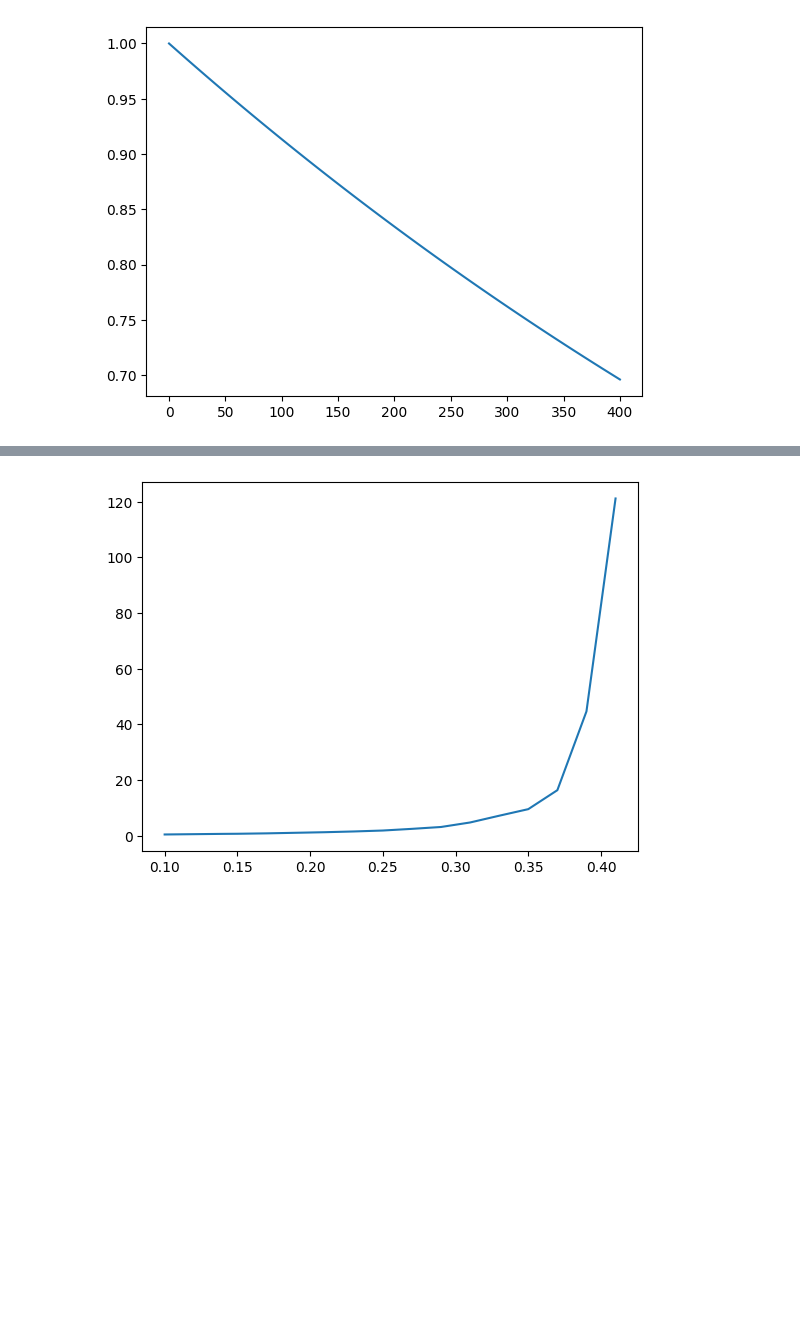
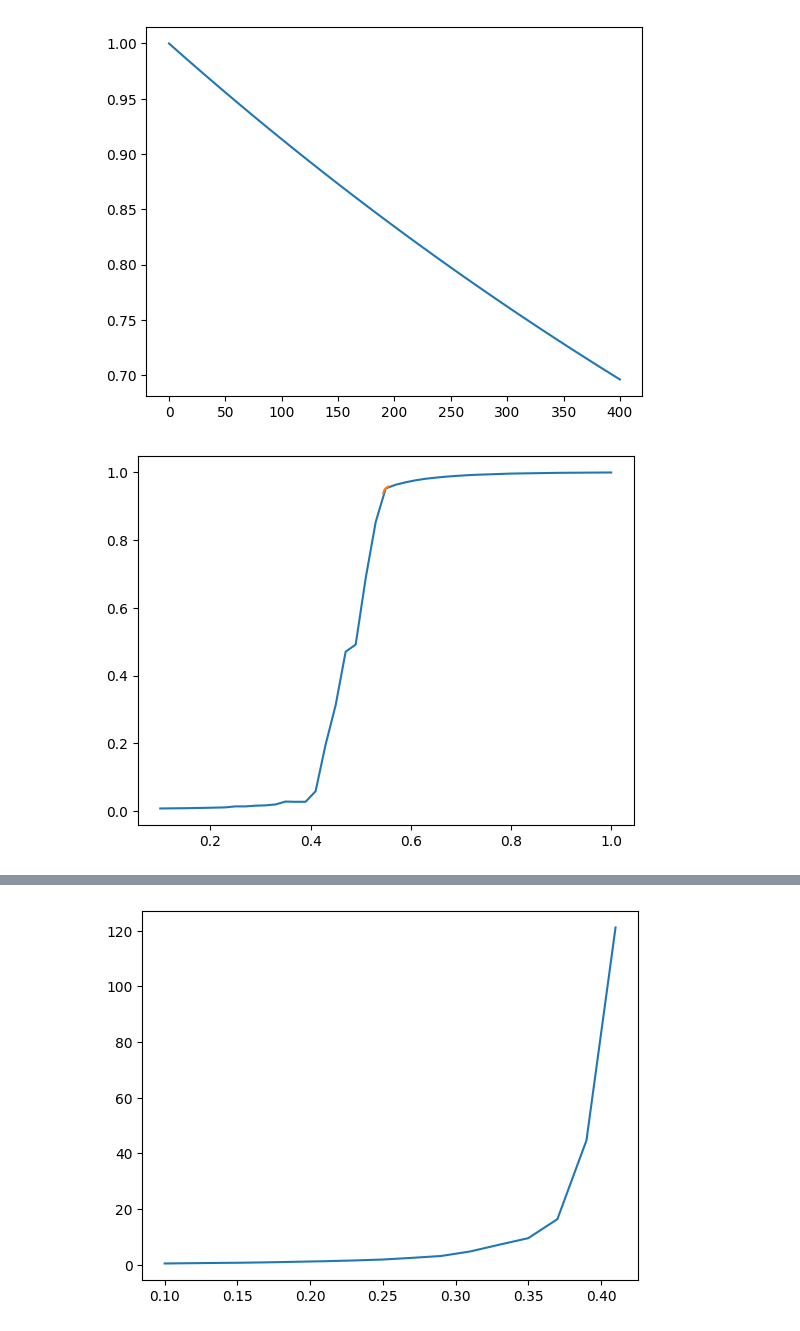
Before and after one commit to ChriGomm/MonteCarlo, a Jupyter notebook: code/auswertung.ipynb, the cells around one changed output, grey strips where cells are left out. Saved outputs shown, nothing was run; the diff lists cells and outputs as text; code cells hidden in the pictures; blank space fills up the shorter version.

Commit message:
heatbath data

```diff
--- a/code/auswertung.ipynb
+++ b/code/auswertung.ipynb
@@ -117,13 +143,3 @@ def jack_var(sample,cut_size):
 def bootstrap_mean(sample):
     mean_mat = np.mean(bootstrap(sample),axis=1)
     return np.std(mean_mat)
-# %%
-def reweighting(beta,beta0,obs,Ham):
-    return np.sum(obs*np.exp(-(beta-beta0)*Ham))/np.sum(np.exp(-(beta-beta0)*Ham))
-def error_reweight(beta,beta0,obs,Ham,jack_cut):
-    obs_jack = jackkknife(obs,jack_cut)
-    Ham_jack = jackkknife(Ham,jack_cut)
-    jack_vals = np.zeros((len(beta),obs_jack.shape[0]))
-    for i in range(obs_jack.shape[0]):
-        jack_vals[:,i] = reweighting(beta,beta0,obs_jack[i],Ham_jack[i])
-    return np.std(jack_vals,axis=1), np.mean(jack_vals,axis=1)
@@ -164,7 +247,7 @@ import matplotlib.pyplot as plt
 import pandas as pd
 import numpy as np
 
-data = pd.read_csv('Mag_store1.txt',header= None,sep='\t')
+data = pd.read_csv('mag_heatb_init.txt',header= None,sep='\t')
 print(data.shape)
 data = data.to_numpy()
 # %% [output]
@@ -178,3 +261,6 @@ remeasured_data = remeasured_data.to_numpy()
 # %%
 data = data/128**2
 remeasured_data = remeasured_data/128**2
+# %%
+data_mag = data[:,:-2]/128**2
+data_ham = pd.read_csv("ham_heatb_init.txt",header=None,sep="\t").to_numpy()[:,:-2]/128**2
@@ -249,3 +406,24 @@ with open("fit_params.txt","w") as save:
+# %%
+bn =35
+beta = list(np.zeros(35))
+for i in range(30):
+    beta[i+2]= 0.15 +0.6/30*i
+for i in range(2):
+    beta[i] = 0.1+0.04*i
+for i in range(3):
+    beta[i+32]= 0.8+ 0.1*i
+idx = 22
+beta0 = beta[idx]
+beta_intvl = np.linspace(beta0-0.005,beta0+0.005)
+mag = np.abs(data_mag[idx,:])
+ham = data_ham[idx,:]
+fig, ax = plt.subplots(1,1)
+ax.plot(beta,np.mean(np.abs(data_mag),axis=1))
+for i in range(bn):
+    ax.plot(beta_intvl,reweighting(beta_intvl,beta0,mag,ham)/128**2)
+plt.show()
+# %% [output]
+[figure, added]
 # %%
 bn =35
 beta = list(np.zeros(35))
```
Also changed, not shown: parts of 10 cells of this notebook, 2 other files.
